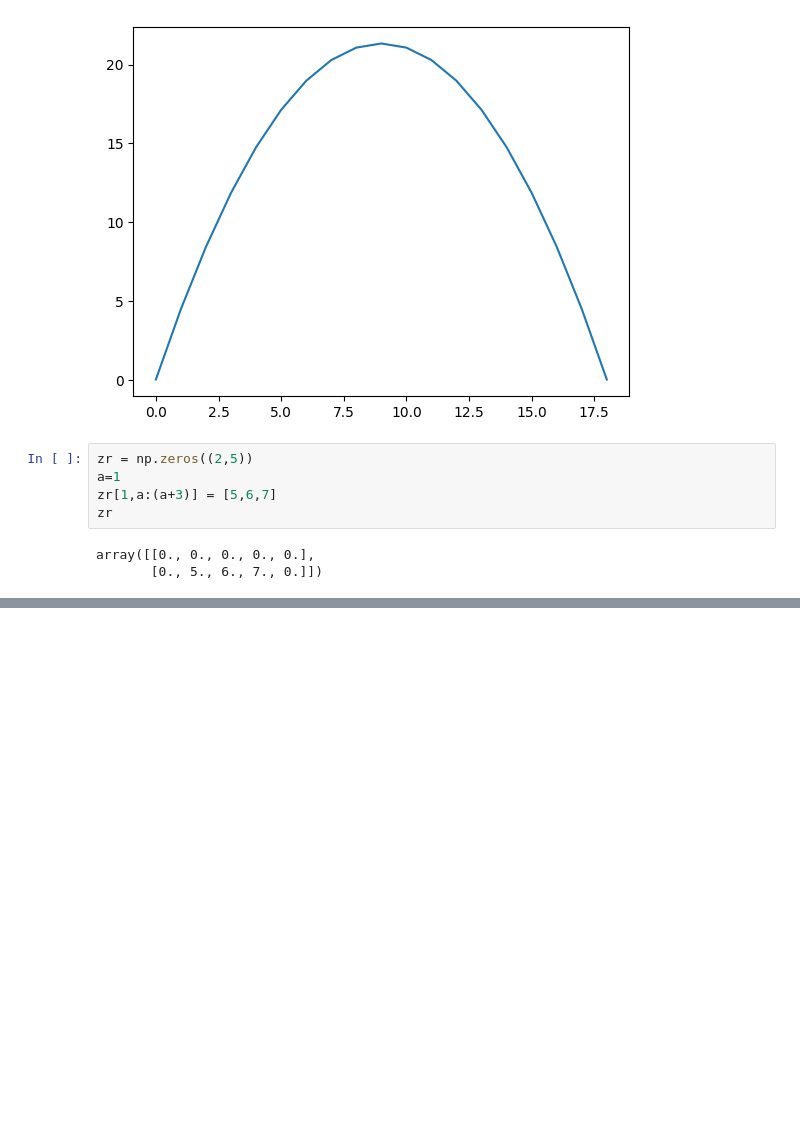
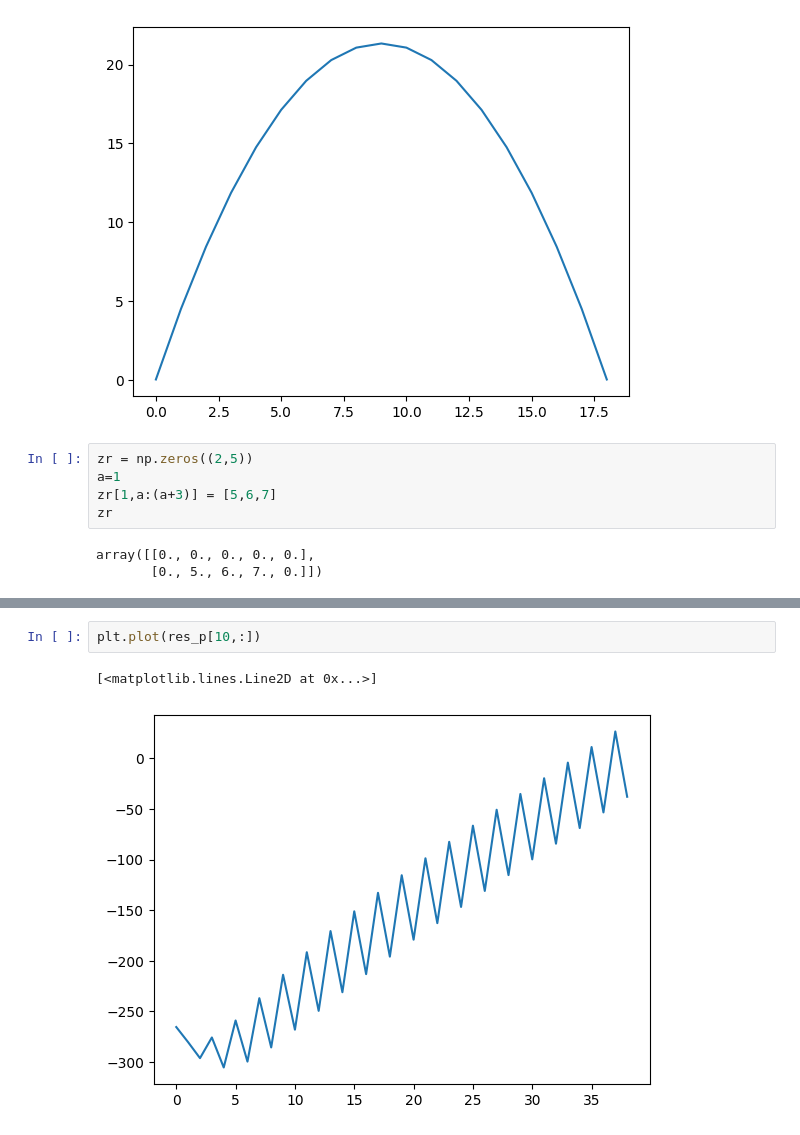
Before and after one commit to csillagu/FVM-Solver, a Jupyter notebook: investigation/poisson_inv.ipynb, the cells around one changed output, grey strips where cells are left out. Saved outputs shown, nothing was run; the diff lists cells and outputs as text; blank space fills up the shorter version.

```diff
--- a/investigation/poisson_inv.ipynb
+++ b/investigation/poisson_inv.ipynb
@@ -96,0 +199,5 @@ array([[0., 0., 0., 0., 0.],
+# %%
+plt.plot(res_p[10,:])
+# %% [output]
+[<matplotlib.lines.Line2D at 0x...>]
+[figure, added]
```
Also changed, not shown: parts of 5 cells of this notebook, 1 other file.
